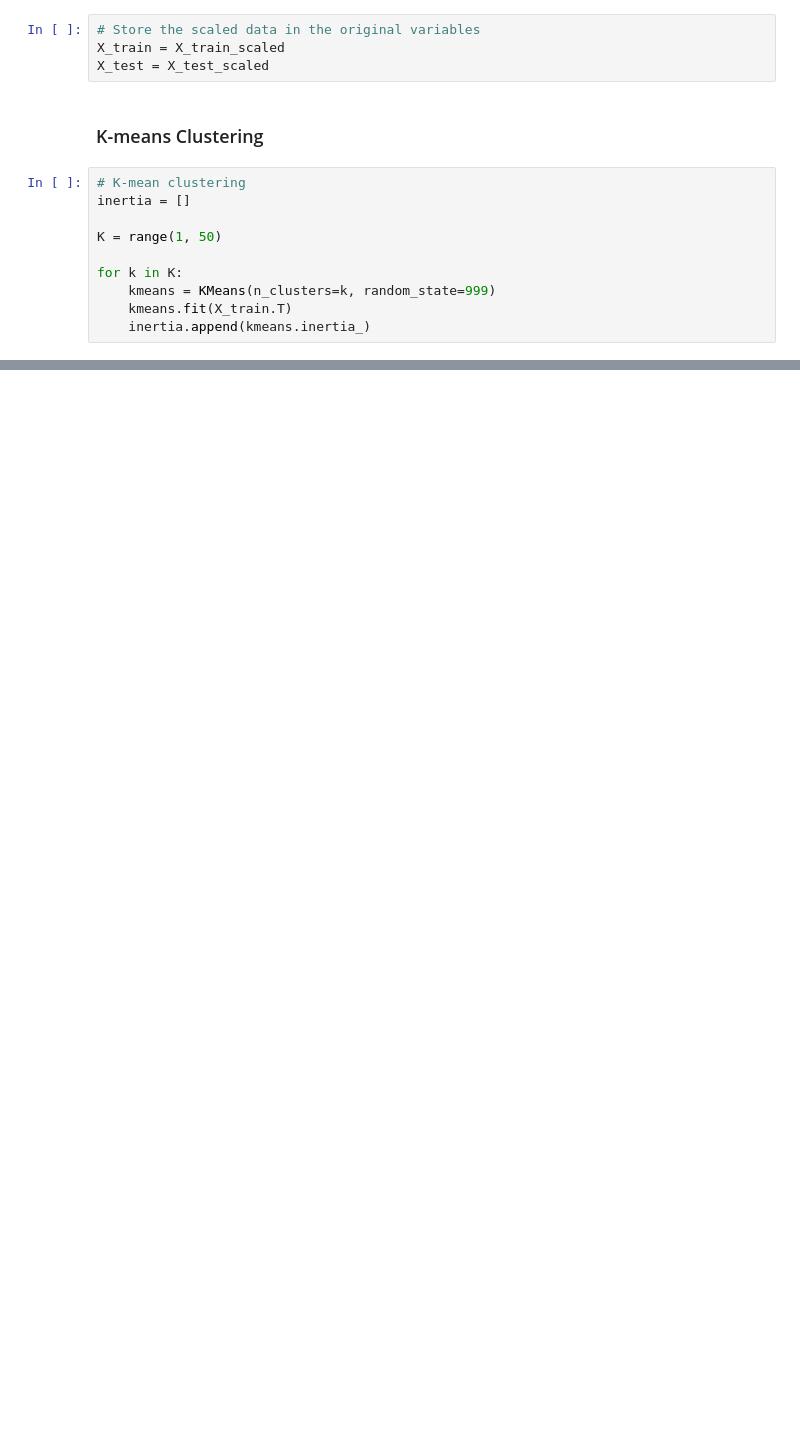
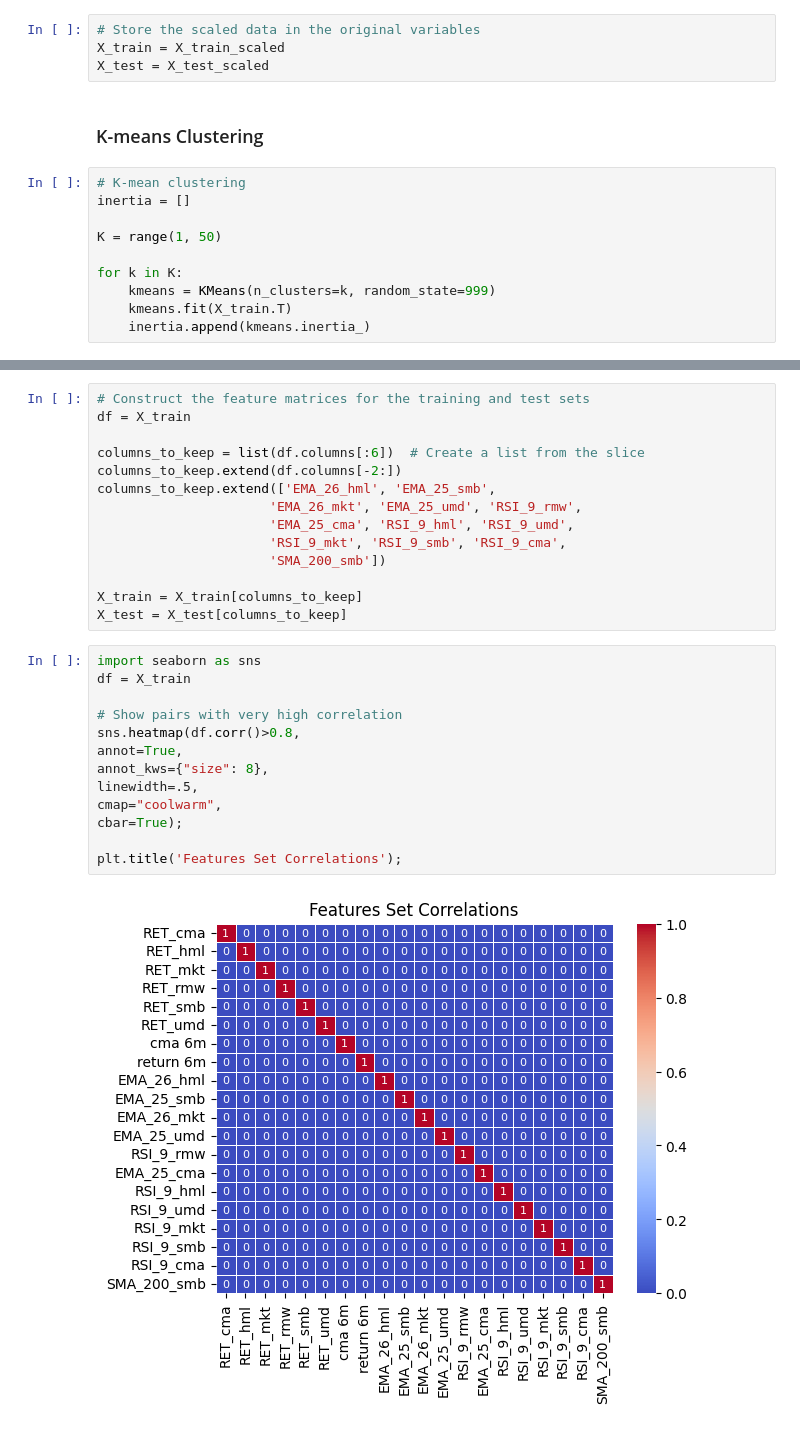
Before and after one commit to NatamonTonfon/NSC, a Jupyter notebook: model/CMA model.ipynb, the cells around one changed output, grey strips where cells are left out. Saved outputs shown, nothing was run; the diff lists cells and outputs as text; blank space fills up the shorter version.

```diff
--- a/model/CMA model.ipynb
+++ b/model/CMA model.ipynb
@@ -412,0 +467,29 @@ for k in K:
+# %%
+# Construct the feature matrices for the training and test sets
+df = X_train
+
+columns_to_keep = list(df.columns[:6])  # Create a list from the slice
+columns_to_keep.extend(df.columns[-2:])
+columns_to_keep.extend(['EMA_26_hml', 'EMA_25_smb',
+                      'EMA_26_mkt', 'EMA_25_umd', 'RSI_9_rmw',
+                      'EMA_25_cma', 'RSI_9_hml', 'RSI_9_umd',
+                      'RSI_9_mkt', 'RSI_9_smb', 'RSI_9_cma',
+                      'SMA_200_smb'])
+
+X_train = X_train[columns_to_keep]
+X_test = X_test[columns_to_keep]
+# %%
+import seaborn as sns
+df = X_train
+
+# Show pairs with very high correlation
+sns.heatmap(df.corr()>0.8,
+annot=True,
+annot_kws={"size": 8},
+linewidth=.5,
+cmap="coolwarm",
+cbar=True);
+
+plt.title('Features Set Correlations');
+# %% [output]
+[figure, added]
```
Also changed, not shown: parts of 14 cells of this notebook, 1 other file.
